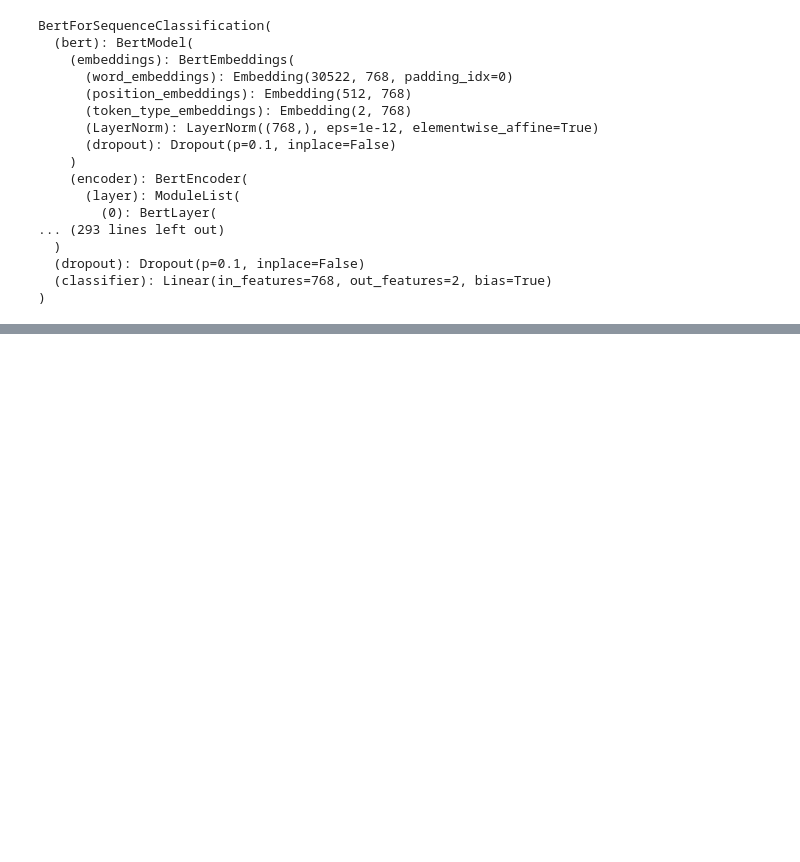
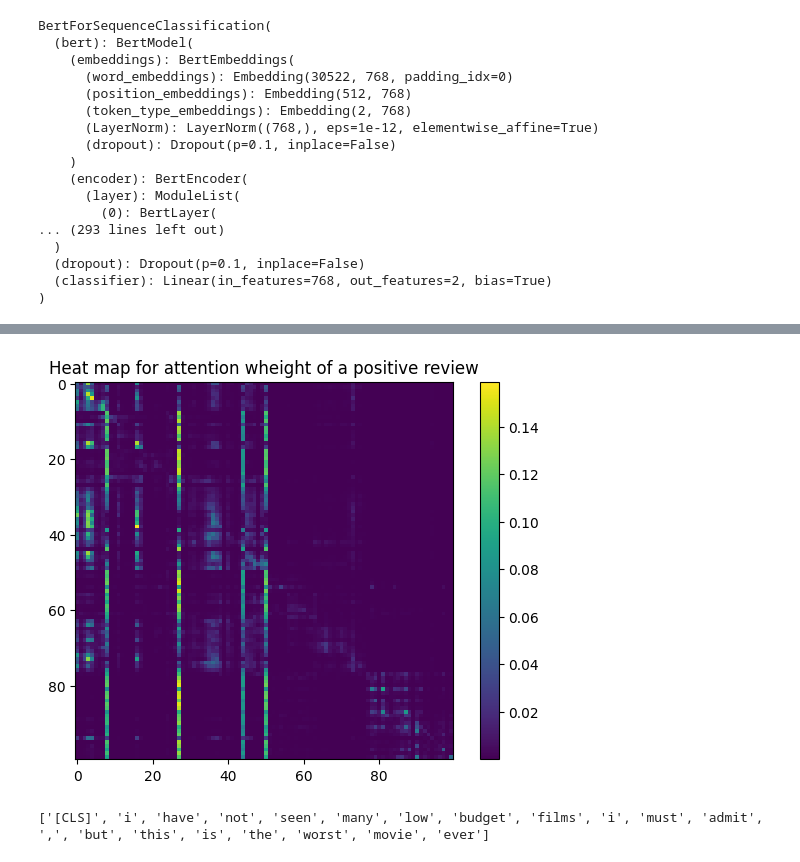
Before and after one commit to BabaSanfour/Text-Classification--Classic-models-vs-BERT, a Jupyter notebook: Text_classification_classic_models_vs_bert.ipynb, the cells around one changed output, grey strips where cells are left out. Cells and saved outputs as stored; diff of their text form; code cells hidden in the pictures; blank space fills up the shorter version.

```diff
--- a/Text_classification_classic_models_vs_bert.ipynb
+++ b/Text_classification_classic_models_vs_bert.ipynb
@@ -783,0 +812,7 @@ test_data
+# %%
+plt.imshow(np.array(last_layer_attention_weights.cpu())[:100,:100], interpolation='nearest')
+plt.colorbar()
+plt.title("Heat map for attention wheight of a positive review")
+plt.show()
+# %% [output]
+[figure, added]
@@ -783,0 +838,7 @@ test_data
+# %%
+# We will visualize weights between the first 10 words
+# Extract the 10 first words
+words = tokenizer.convert_ids_to_tokens(neg_review[0].cpu())[:20]
+print(words)
+# %% [output]
+['[CLS]', 'i', 'have', 'not', 'seen', 'many', 'low', 'budget', 'films', 'i', 'must', 'admit', ',', 'but', 'this', 'is', 'the', 'worst', 'movie', 'ever']
```
Also changed, not shown: parts of 16 cells of this notebook.
